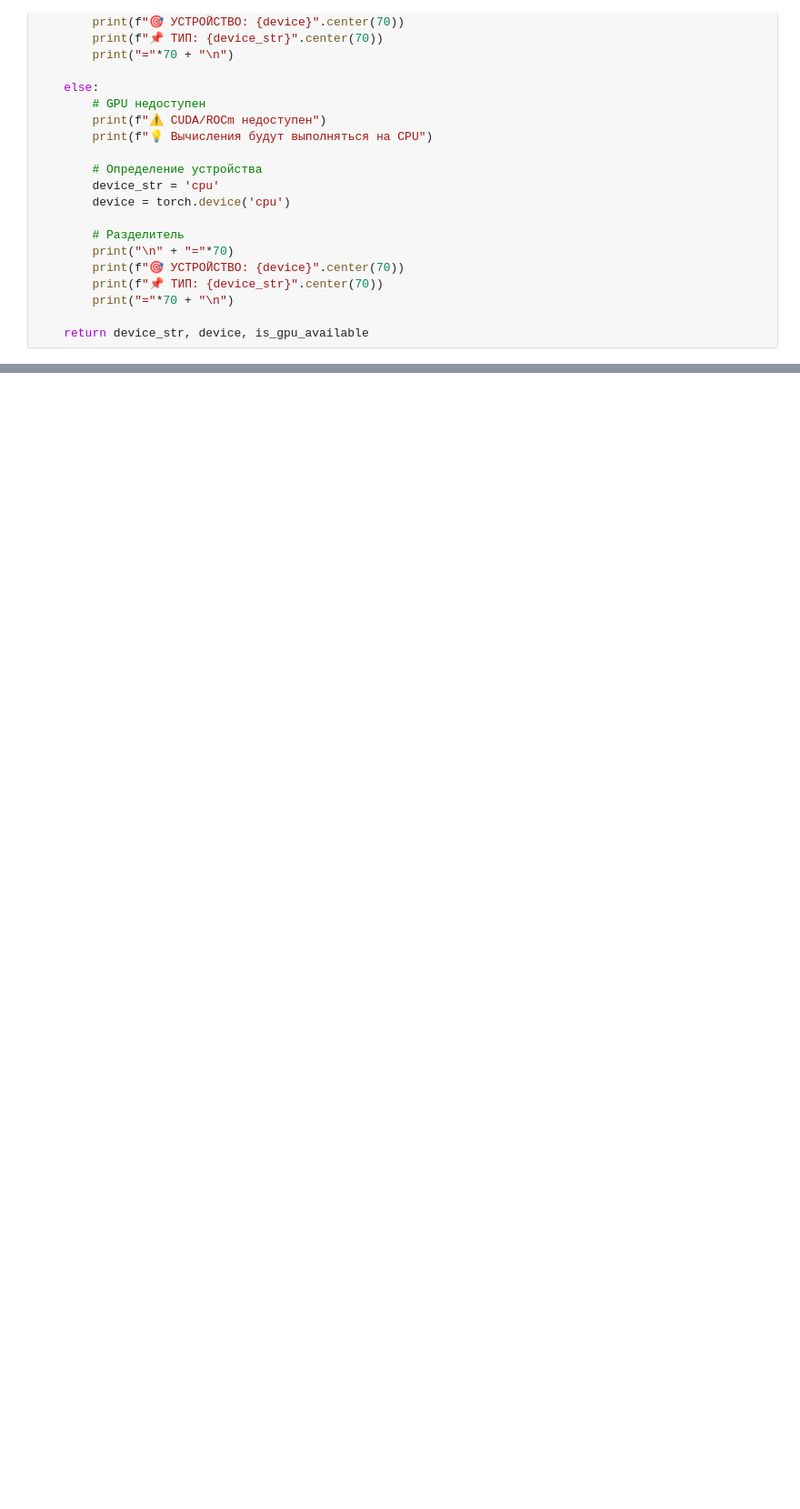
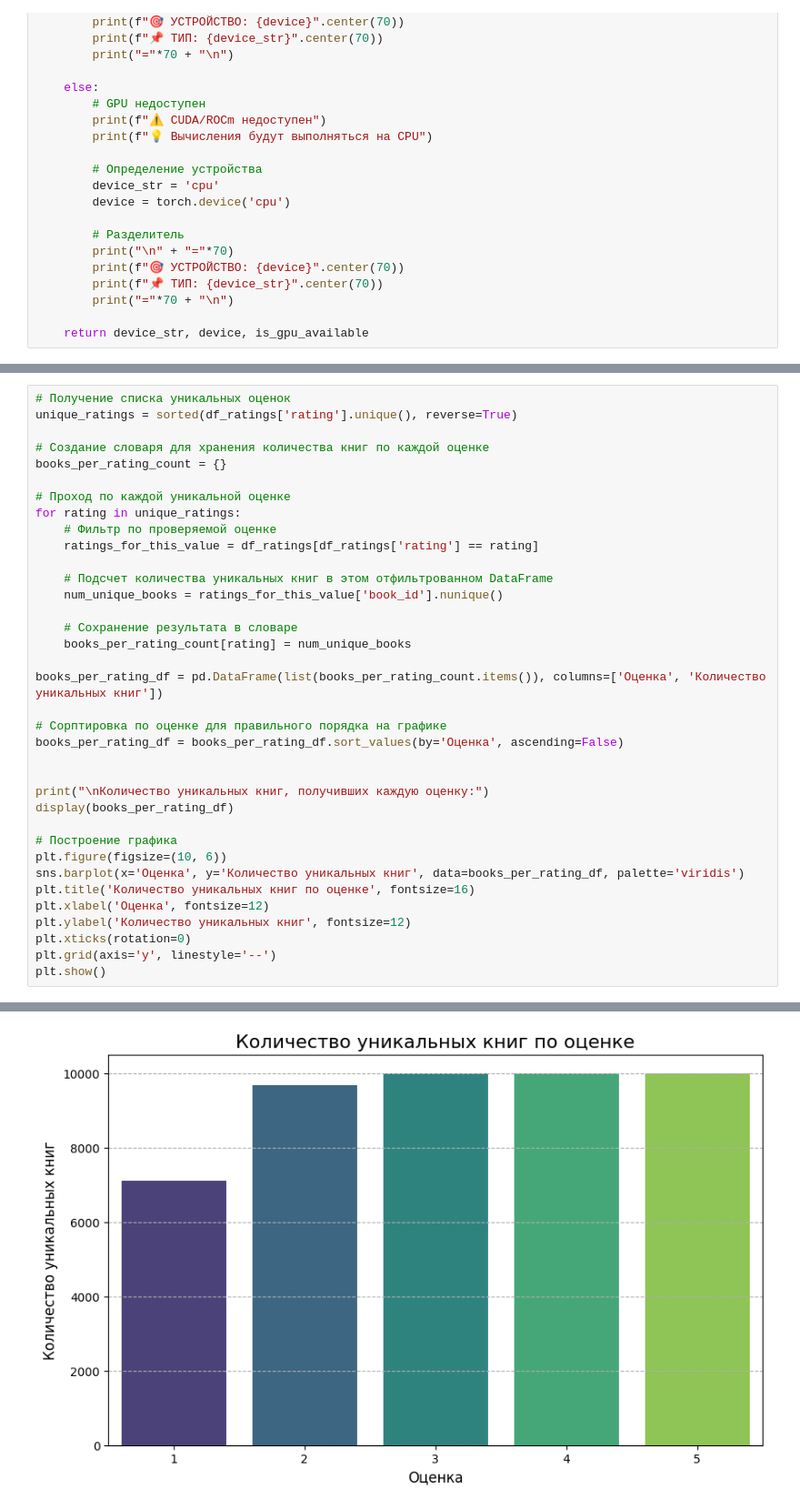
Before and after one commit to nikolay-grudanov/MEPHI-SF_ML, a Jupyter notebook: academic-semester-3/recommendation systems/session/GrudanovNA_RecomendSystem.ipynb, the cells around one changed output, grey strips where cells are left out. Shown at 91% size. Cells and saved outputs as stored; diff of their text form; blank space fills up the shorter version.

```diff
--- a/academic-semester-3/recommendation systems/session/GrudanovNA_RecomendSystem.ipynb
+++ b/academic-semester-3/recommendation systems/session/GrudanovNA_RecomendSystem.ipynb
@@ -140,0 +366,37 @@ def check_gpu_environment() -> tuple[str, torch.device, bool]:
+# %%
+# Получение списка уникальных оценок
+unique_ratings = sorted(df_ratings['rating'].unique(), reverse=True)
+
+# Создание словаря для хранения количества книг по каждой оценке
+books_per_rating_count = {}
+
+# Проход по каждой уникальной оценке
+for rating in unique_ratings:
+    # Фильтр по проверяемой оценке
+    ratings_for_this_value = df_ratings[df_ratings['rating'] == rating]
+
+    # Подсчет количества уникальных книг в этом отфильтрованном DataFrame
+    num_unique_books = ratings_for_this_value['book_id'].nunique()
+
+    # Сохранение результата в словаре
+    books_per_rating_count[rating] = num_unique_books
+
+books_per_rating_df = pd.DataFrame(list(books_per_rating_count.items()), columns=['Оценка', 'Количество уникальных книг'])
+
+# Сорптировка по оценке для правильного порядка на графике
+books_per_rating_df = books_per_rating_df.sort_values(by='Оценка', ascending=False)
+
+
+print("\nКоличество уникальных книг, получивших каждую оценку:")
+display(books_per_rating_df)
+
+# Построение графика
+plt.figure(figsize=(10, 6))
+sns.barplot(x='Оценка', y='Количество уникальных книг', data=books_per_rating_df, palette='viridis')
+plt.title('Количество уникальных книг по оценке', fontsize=16)
+plt.xlabel('Оценка', fontsize=12)
+plt.ylabel('Количество уникальных книг', fontsize=12)
+plt.xticks(rotation=0)
+plt.grid(axis='y', linestyle='--')
+plt.show()
+# %% [output]
@@ -140,0 +410 @@ def check_gpu_environment() -> tuple[str, torch.device, bool]:
+[figure, added]
```
Also changed, not shown: parts of 203 cells of this notebook, 12 other files.
